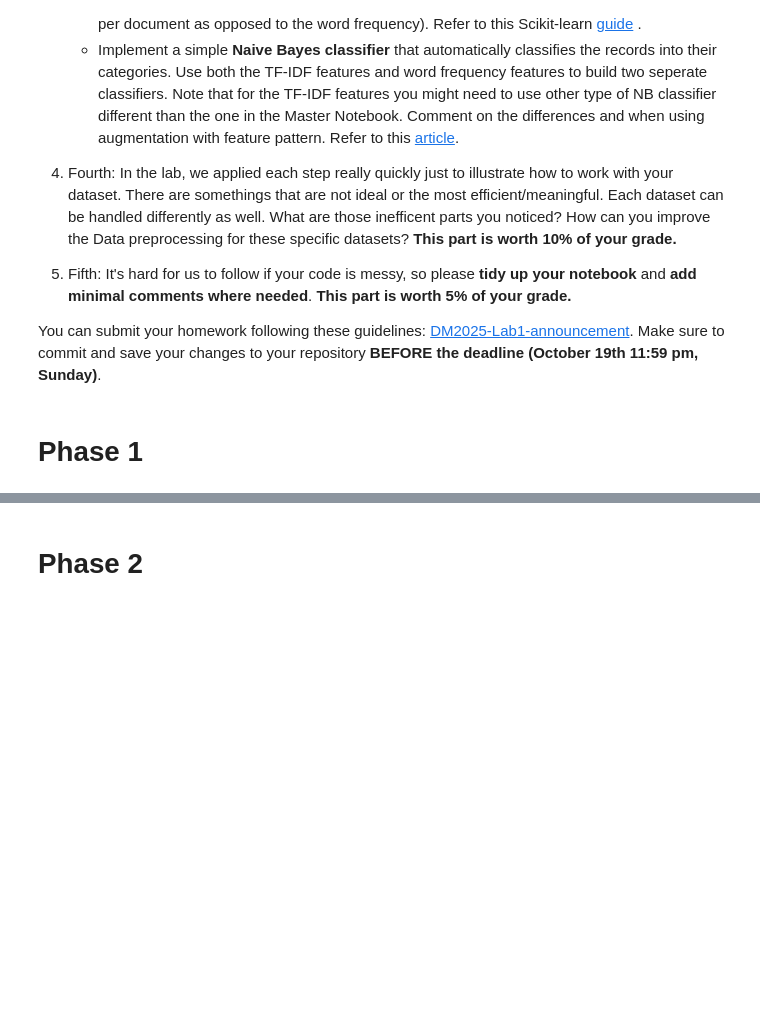
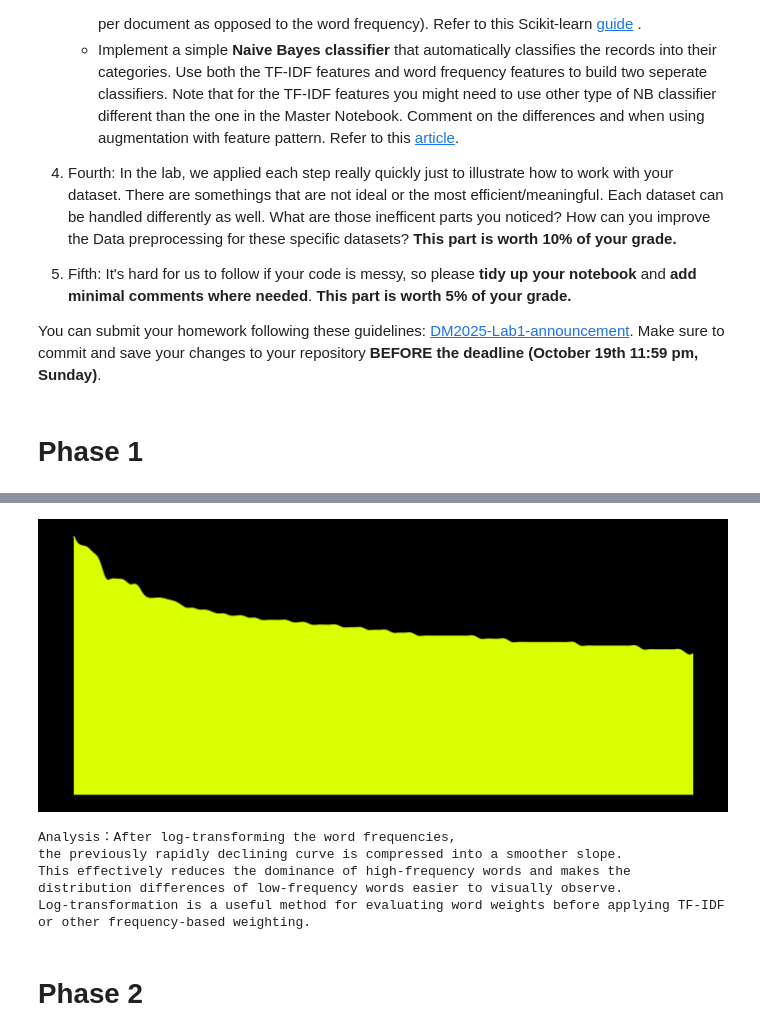
Before and after one commit to kunglin930111/DM2025-Lab1-Exercise, a Jupyter notebook: DM2025-Lab1-Homework.ipynb, the cells around one changed output, grey strips where cells are left out. Saved outputs shown, nothing was run; the diff lists cells and outputs as text; code cells hidden in the pictures; blank space fills up the shorter version.

```diff
--- a/DM2025-Lab1-Homework.ipynb
+++ b/DM2025-Lab1-Homework.ipynb
@@ -63,3 +210,38 @@ You can submit your homework following these guidelines: [DM2025-Lab1-announceme
+# %%
+term_frequencies = X_counts.sum(axis=0).A1
+N = 100
+
+top_idx = term_frequencies.argsort()[-N:][::-1]
+top_terms = count_vect.get_feature_names_out()[top_idx]
+top_freqs = term_frequencies[top_idx]
+
+top_freqs_log = [math.log(f) if f > 0 else 0 for f in top_freqs]
+
+x = np.arange(len(top_terms))
+y = top_freqs_log
+
+x_smooth = np.linspace(x.min(), x.max(), 500)
+spl = make_interp_spline(x, y, k=3)
+y_smooth = spl(x_smooth)
+
+plt.figure(figsize=(14,6), facecolor='black')
+plt.plot(x_smooth, y_smooth, color="#D9FF00", linewidth=2)
+plt.fill_between(x_smooth, y_smooth, color='#D9FF00')
+
+plt.axis('off')
+plt.tight_layout()
+plt.show()
+
+print("\nAnalysis：After log-transforming the word frequencies,\n"
+      "the previously rapidly declining curve is compressed into a smoother slope.\n"
+      "This effectively reduces the dominance of high-frequency words and makes the distribution differences of low-frequency words easier to visually observe.\n"
+      "Log-transformation is a useful method for evaluating word weights before applying TF-IDF or other frequency-based weighting.")
+# %% [output]
+[figure, added]
+Analysis：After log-transforming the word frequencies,
+the previously rapidly declining curve is compressed into a smoother slope.
+This effectively reduces the dominance of high-frequency words and makes the distribution differences of low-frequency words easier to visually observe.
+Log-transformation is a useful method for evaluating word weights before applying TF-IDF or other frequency-based weighting.
 # %% [markdown]
 # Phase 2
 # %%
```
Also changed, not shown: parts of 7 cells of this notebook, 2 other files.
